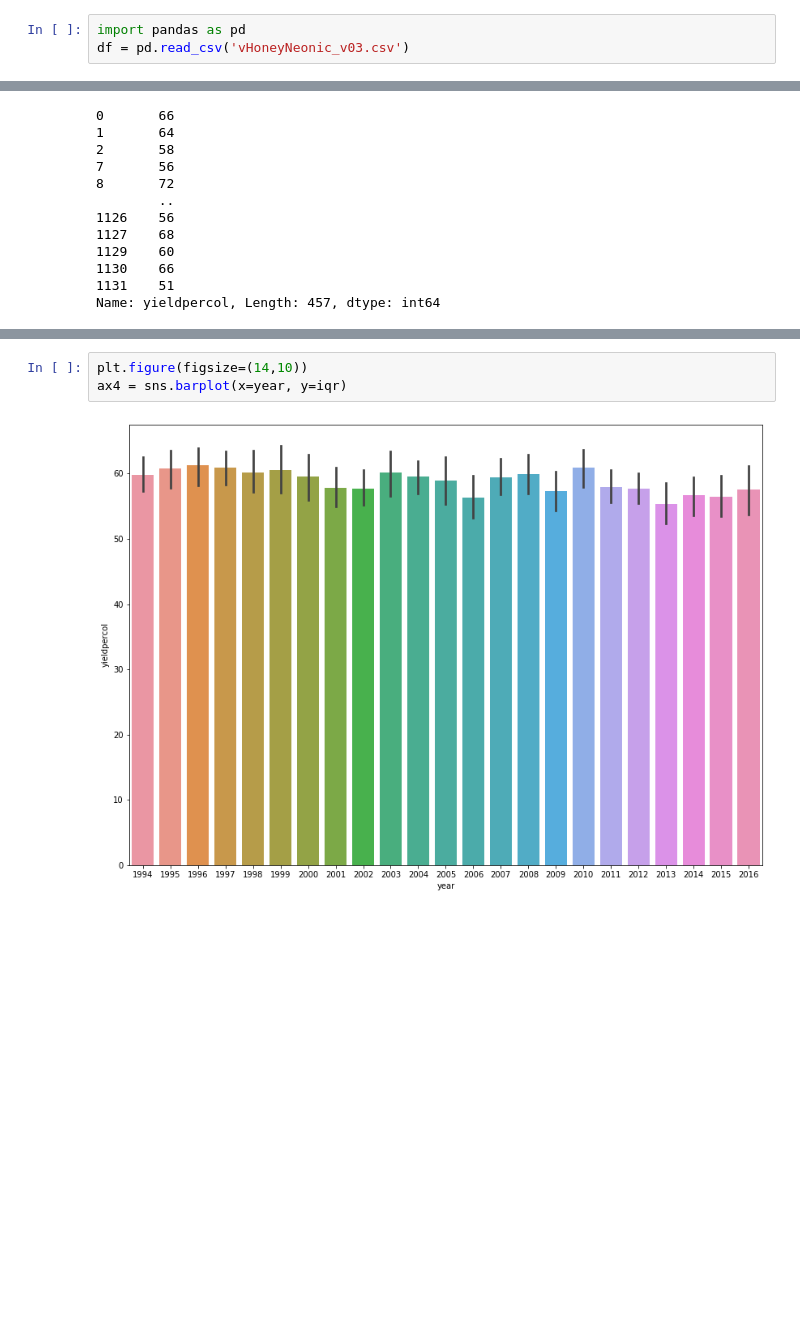
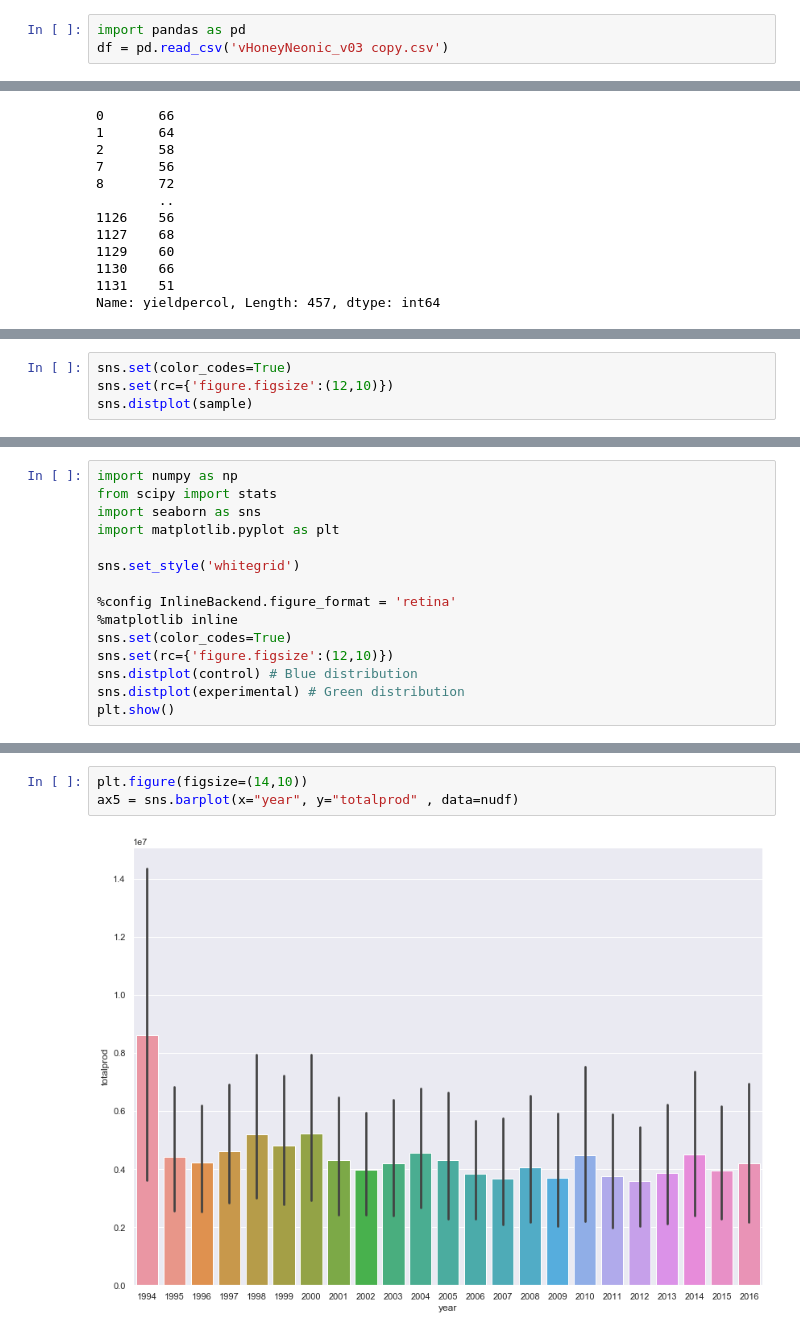
Before and after one commit to ADBProjects/SalvumApesFinal, a Jupyter notebook: EDA - Bees.ipynb, the cells around one changed output, grey strips where cells are left out. Saved outputs shown, nothing was run; the diff lists cells and outputs as text; blank space fills up the shorter version.

```diff
--- a/EDA - Bees.ipynb
+++ b/EDA - Bees.ipynb
@@ -1,6 +1,6 @@
 # %%
 import pandas as pd
-df = pd.read_csv('vHoneyNeonic_v03.csv')
+df = pd.read_csv('vHoneyNeonic_v03 copy.csv')
 # %%
 df.isna()
 nudf = df.dropna()
@@ -53,0 +137,4 @@ Name: yieldpercol, Length: 457, dtype: int64
+# %%
+sns.set(color_codes=True)
+sns.set(rc={'figure.figsize':(12,10)})
+sns.distplot(sample)
@@ -53,0 +279,15 @@ Name: yieldpercol, Length: 457, dtype: int64
+# %%
+import numpy as np
+from scipy import stats
+import seaborn as sns
+import matplotlib.pyplot as plt
+
+sns.set_style('whitegrid')
+
+%config InlineBackend.figure_format = 'retina'
+%matplotlib inline
+sns.set(color_codes=True)
+sns.set(rc={'figure.figsize':(12,10)})
+sns.distplot(control) # Blue distribution
+sns.distplot(experimental) # Green distribution
+plt.show()
@@ -54,5 +392,5 @@ Name: yieldpercol, Length: 457, dtype: int64
 # %%
 plt.figure(figsize=(14,10))
-ax4 = sns.barplot(x=year, y=iqr)
+ax5 = sns.barplot(x="year", y="totalprod" , data=nudf)
 # %% [output]
-[figure, old version]
+[figure, new version]
```
Also changed, not shown: parts of 41 cells of this notebook, 8 other files.
